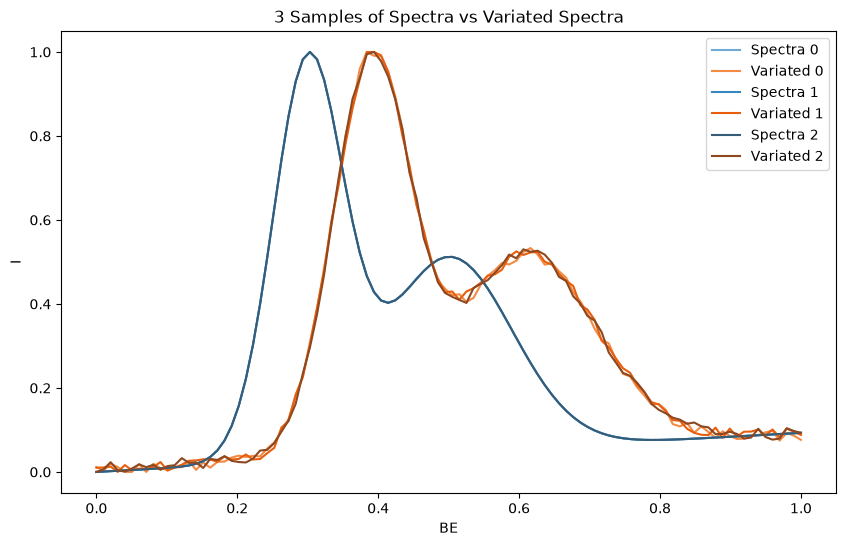
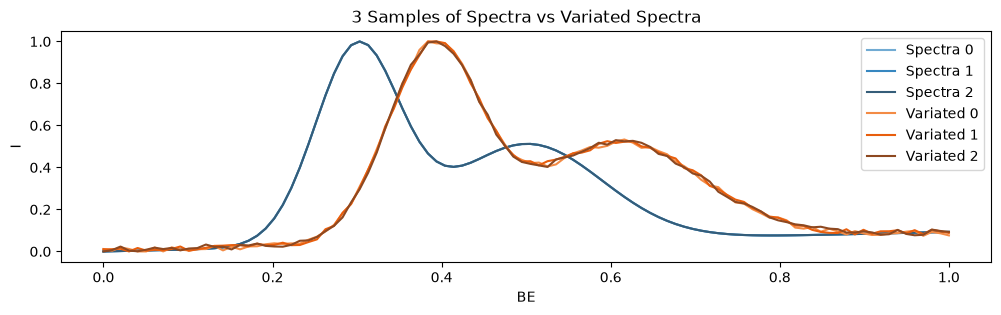
The notebook cell's code change between the first figure and the second:
--- before
+++ after
@@ -1,11 +1,12 @@
-import matplotlib.pyplot as plt
-
 colors_spectra = sns.color_palette("Blues_d", 3)
 colors_variated = sns.color_palette("Oranges_d", 3)
 
-plt.figure(figsize=(10, 6))
+plt.figure(figsize=(12, 3))
 
-for i in range(3):
+samplings = [0, 1, 2]
+
+for i in samplings:
     sns.lineplot(data=spectra[i], x='BE', y='I', color=colors_spectra[i], label=f'Spectra {i}')
+for i in samplings:
     sns.lineplot(data=spectra_variated[i], x='BE', y='I', color=colors_variated[i], label=f'Variated {i}')
 

Commit: chore(S2S): adjust plot dimensions and iteration in sandbox notebook